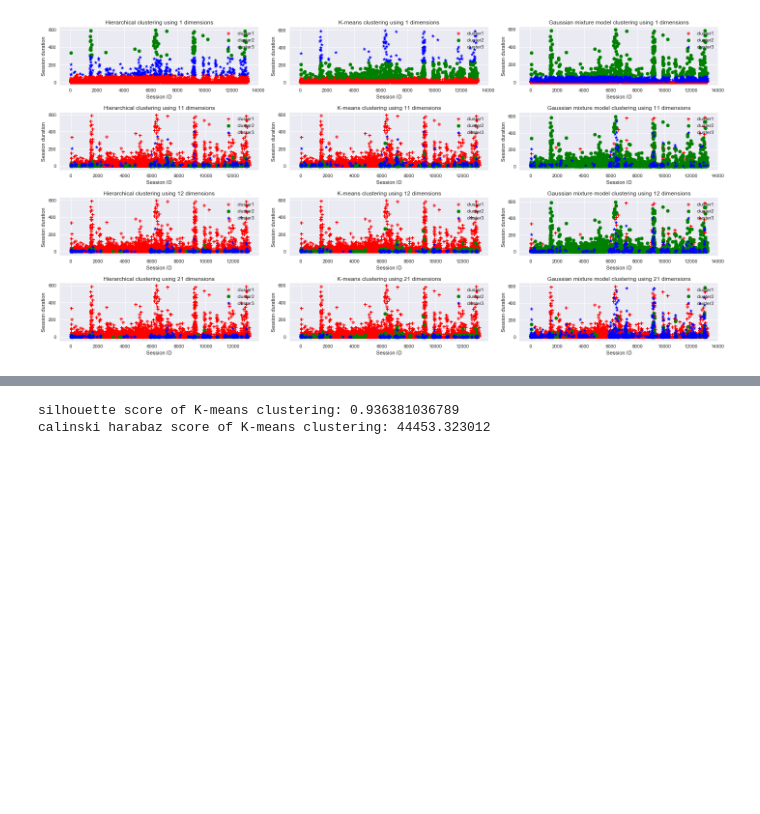
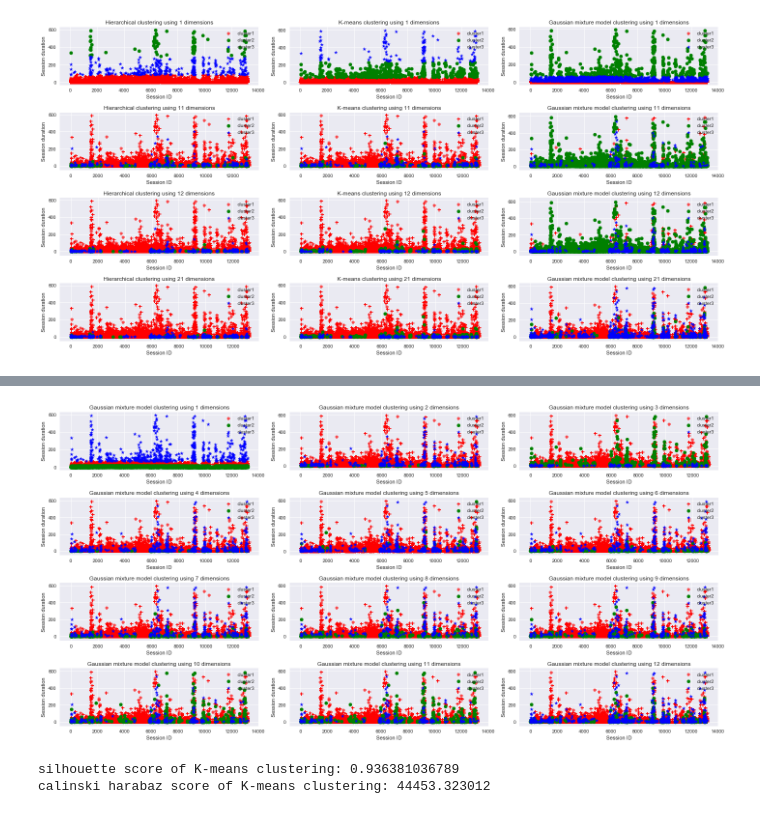
Before and after one commit to WenzheLiu0829/Master-dissertation, a Jupyter notebook: Classifying energy feedback usage patterns.ipynb, the cells around one changed output, grey strips where cells are left out. Drawn from its saved outputs; the diff is of its cells as text; code cells hidden in the pictures; blank space fills up the shorter version.

```diff
--- a/Classifying energy feedback usage patterns.ipynb
+++ b/Classifying energy feedback usage patterns.ipynb
@@ -1050,3 +1117,8 @@ plot_evolution(labels_HC, labels_KM, labels_GMM)
+# %%
+labels = calculate_k_means_evolution(3, 'GMM')
+plot_clustering_evolution(labels, 'GMM')
+# %% [output]
+[figure, added]
 # %%
 dataset_Normalizer = Normalizer().fit(clickdata_dataset).transform(clickdata_dataset)
 KM = KMeans(n_clusters=3).fit(dataset_Normalizer)
```
Also changed, not shown: parts of 8 cells of this notebook.
